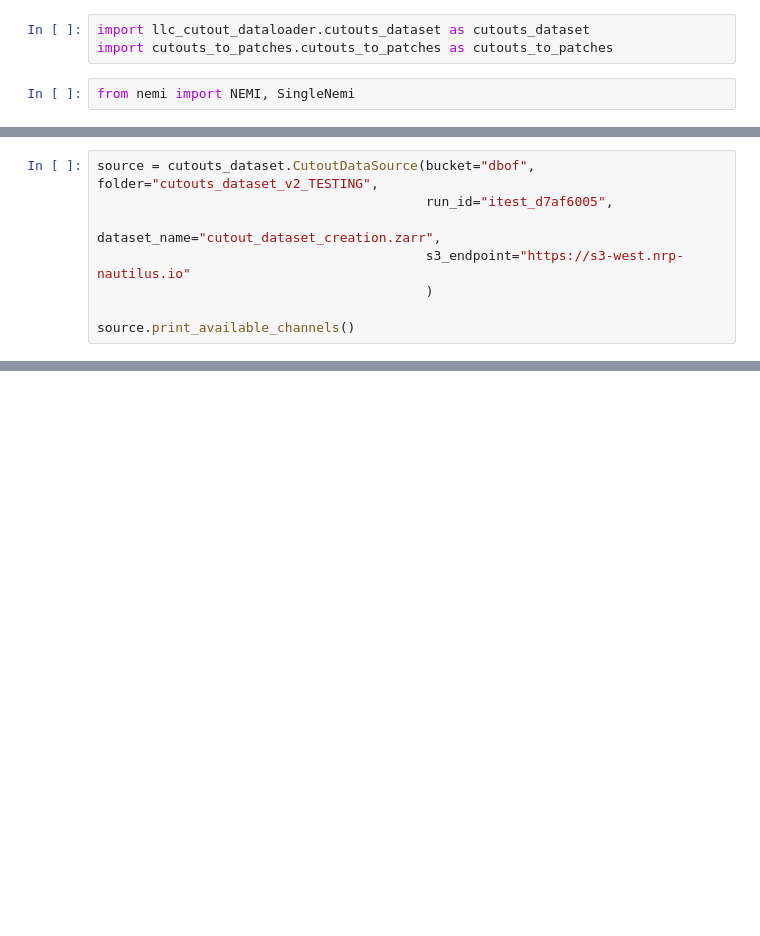
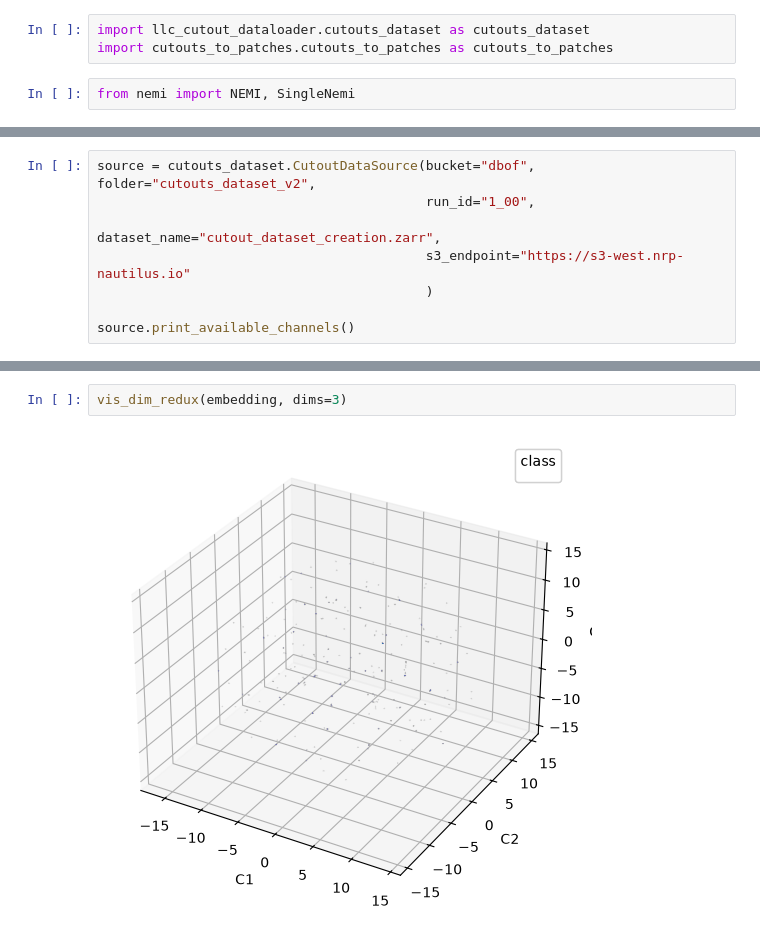
Before and after one commit to Sea-Meets-the-Stars/DBOF_Representation_Learning, a Jupyter notebook: notebooks/NEMI.ipynb, the cells around one changed output, grey strips where cells are left out. Drawn from its saved outputs; the diff is of its cells as text; blank space fills up the shorter version.

```diff
--- a/notebooks/NEMI.ipynb
+++ b/notebooks/NEMI.ipynb
@@ -6,6 +8,6 @@ from nemi import NEMI, SingleNemi
 # %%
-source = cutouts_dataset.CutoutDataSource(bucket="dbof", folder="cutouts_dataset_v2_TESTING",
-                                          run_id="itest_d7af6005",
+source = cutouts_dataset.CutoutDataSource(bucket="dbof", folder="cutouts_dataset_v2",
+                                          run_id="1_00",
                                           dataset_name="cutout_dataset_creation.zarr",
                                           s3_endpoint="https://s3-west.nrp-nautilus.io"
                                           )
@@ -42,0 +147,4 @@ print("labels", labels.shape, "| embedding", embedding.shape)
+# %%
+vis_dim_redux(embedding, dims=3)
+# %% [output]
+[figure, added]
```
Also changed, not shown: parts of 8 cells of this notebook.
